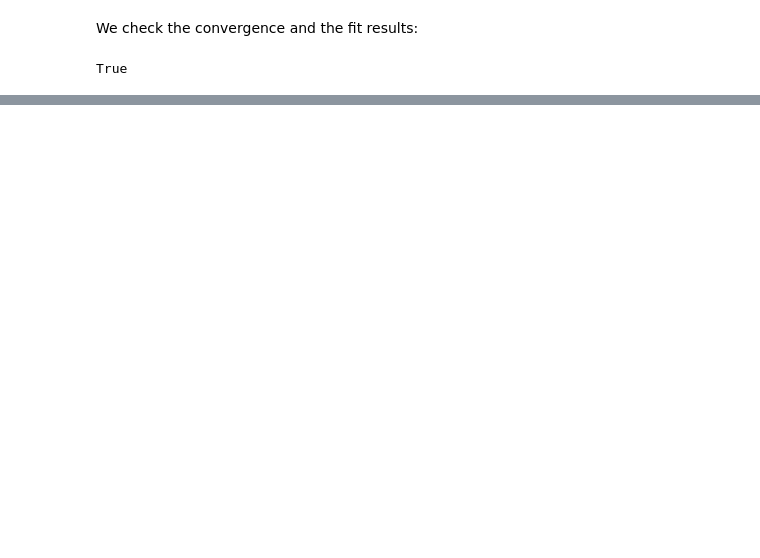
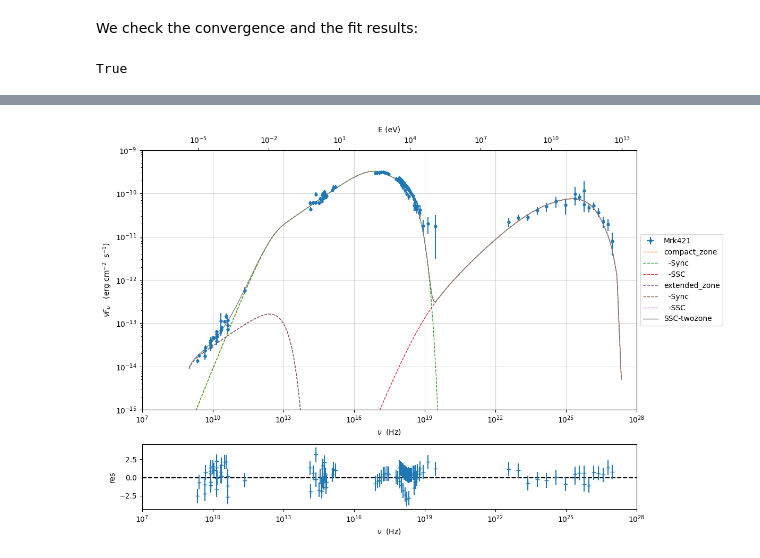
Before and after one commit to Axelarbetengels/JetSeT_notebooks_SextenWorkshop, a Jupyter notebook: JetSeT_SED_twozone.ipynb, the cells around one changed output, grey strips where cells are left out. Saved outputs shown, nothing was run; the diff lists cells and outputs as text; code cells hidden in the pictures; blank space fills up the shorter version.

```diff
--- a/JetSeT_SED_twozone.ipynb
+++ b/JetSeT_SED_twozone.ipynb
@@ -313,0 +349,7 @@ Table length=22
+# %%
+fit_model.set_nu_grid(1E9,5E28,1500)
+fit_model.eval()
+plot=fit_model.plot_model(sed_data=sed_data)
+plot.setlim(x_min=1e7, x_max=1e28, y_min=1e-15, y_max=1e-9)
+# %% [output]
+[figure, added]
```
Also changed, not shown: parts of 22 cells of this notebook.
